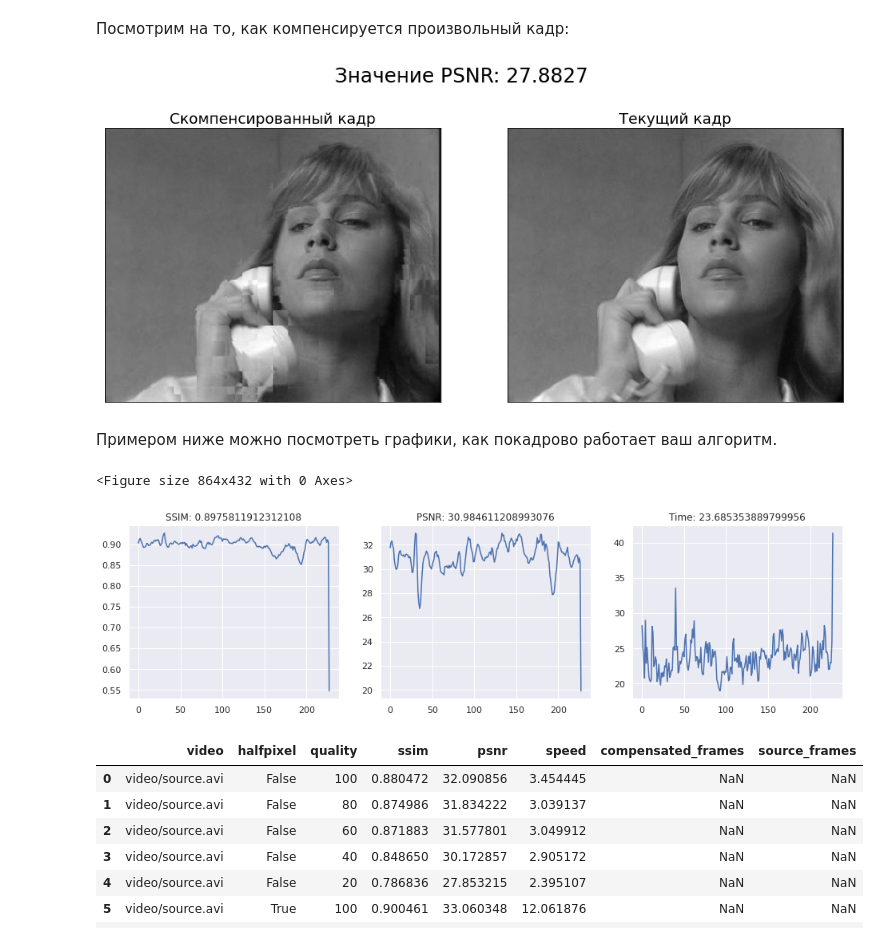
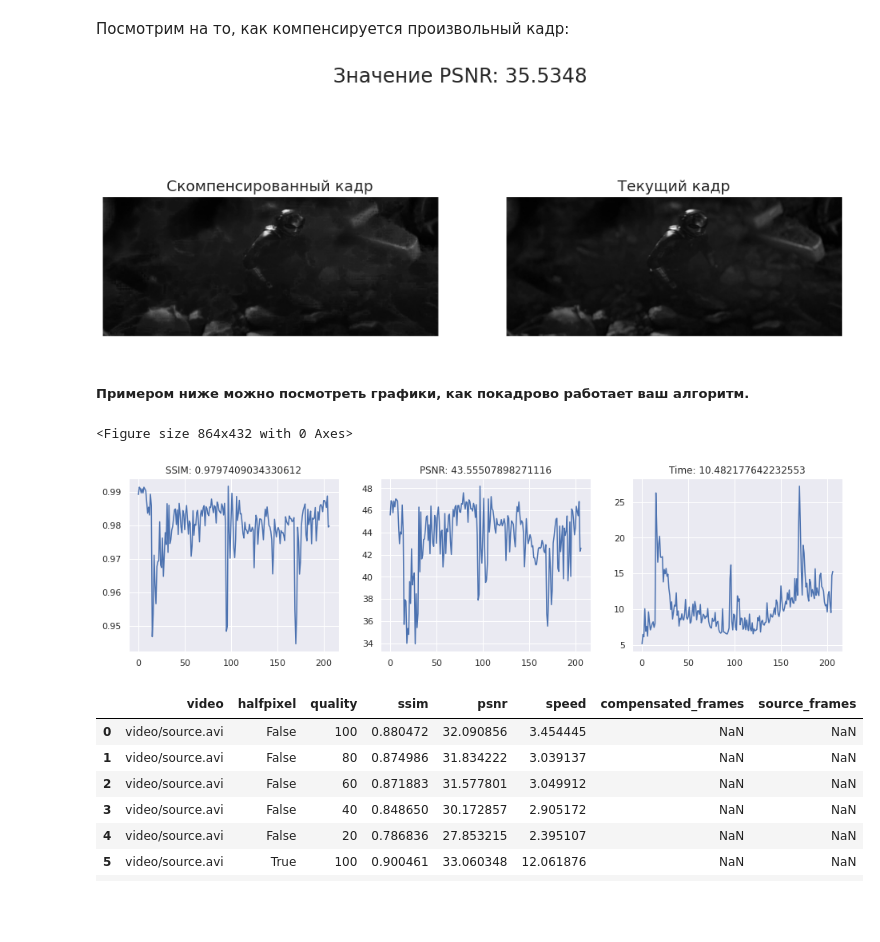
Before and after one commit to TheGhost8/MotionEstimation, a Jupyter notebook: me_task/motion_estimation.ipynb, the cells around one changed output. Cells and saved outputs as stored; diff of their text form; code cells hidden in the pictures; blank space fills up the shorter version.

Commit message:
Working version with vectors and probabilities. Renamed tests.

```diff
--- a/me_task/motion_estimation.ipynb
+++ b/me_task/motion_estimation.ipynb
@@ -166,23 +166,23 @@ class MotionEstimator:
 Чтобы проверить, как работет библиотека, давайте проверим его на одной последовательности на самом хорошем качестве.
 *То, что Ваше ME будет по качеству работать хуже полного перебора - это норма. Ваша задача - достаточно сильно ускорить ME, он должен работать ориентировочно за 5-10 мс на кадр. Ориентировочная точка - одно из самых лучших решений прошлого года на среднем ноутбуке показало **5.06ms и 35.1 psnr** на качестве 100.*
 # %%
-video = VideoReader('video/source.avi')
-#video = VideoReader('../tests/deadpool_2_cut_2.mkv')
+#video = VideoReader('video/source.avi')
+video = VideoReader('../tests/1.mkv')
 me = MotionEstimator(video.width, video.height, 100, False)
 result = test_me(video, me, True, 'result.mp4') # В result.mp4 сохраняем скомпенсированное видео, также в result будут лежать кадры
 # %% [markdown]
 Посмотрим на то, как компенсируется произвольный кадр:
 # %%
-frame_idx = 25
+frame_idx = 170
 show_pair_frames(
     result['compensated_frames'][frame_idx],
     result['source_frames'][frame_idx],
     result['psnr'][frame_idx]
 )
 # %% [output]
-[figure, old version]
+[figure, new version]
 # %% [markdown]
-Примером ниже можно посмотреть графики, как покадрово работает ваш алгоритм.
+##### Примером ниже можно посмотреть графики, как покадрово работает ваш алгоритм.
 # %%
 import matplotlib.pyplot as plt
 %matplotlib inline
@@ -199,7 +199,7 @@ ax3.plot(result['speed'])
 ax3.set_title('Time: {}'.format(np.mean(result['speed'])));
 # %% [output]
 <Figure size 864x432 with 0 Axes>
-[figure, old version]
+[figure, new version]
 # %%
 import pandas as pd
 
```
Also changed, not shown: parts of 1 cell of this notebook, 14 other files.
